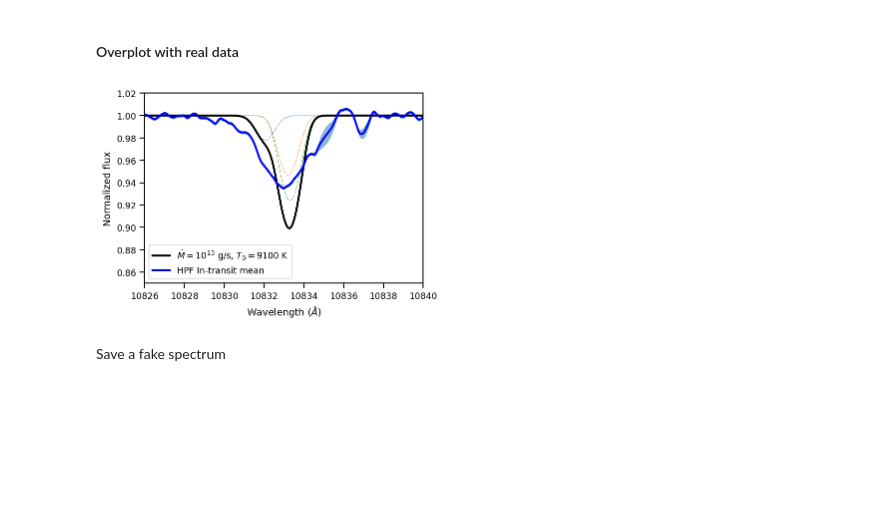
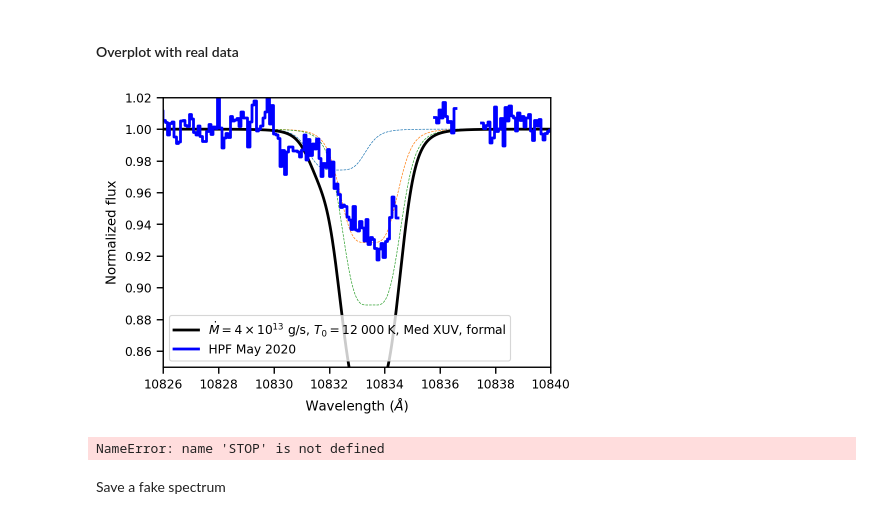
Before and after one commit to BrownDwarf/disperse, a Jupyter notebook: notebooks/07_theory/07_08_pwinds_HATP67b.ipynb, the cells around one changed output. Saved outputs shown, nothing was run; the diff lists cells and outputs as text; code cells hidden in the pictures; blank space fills up the shorter version.

Commit message:
Re-run of notebooks and figures

```diff
--- a/notebooks/07_theory/07_08_pwinds_HATP67b.ipynb
+++ b/notebooks/07_theory/07_08_pwinds_HATP67b.ipynb
@@ -39,7 +43,7 @@ $1.022515 \times 10^{13} \; \mathrm{\frac{g}{s}}$
 # %%
 # A few assumptions about the planet's atmosphere
 m_dot = m_dot.value   # Total atmospheric escape rate in g / s
-T_0 = 9_100  # Wind temperature in K
+T_0 = 12_000  # Wind temperature in K
 h_fraction = 0.90  # H number fraction
 he_fraction = 1 - h_fraction  # He number fraction
 he_h_fraction = he_fraction / h_fraction
@@ -78,7 +82,7 @@ plt.show()
 Now we can calculate the distribution of ionized/neutral hydrogen. And here is where things differ a bit to include the tidal effects. We need to specify what is the stellar mass and the semi-major axis of the planet.
 # %%
 initial_f_ion = 0.0
-r = np.logspace(0, np.log10(70), 500)  # Radial distance profile in unit of planetary radii
+r = np.logspace(0, np.log10(50), 500)  # Radial distance profile in unit of planetary radii
 
 f_r, mu_bar = hydrogen.ion_fraction(r, R_pl, T_0, h_fraction,
                             m_dot, M_pl, mu_0, star_mass=M_star,
@@ -273,7 +277,7 @@ wl = np.linspace(1.0820, 1.0840, 1000) * 1E-6  # Wavelengths in m
 # `wind_broadening_method` input parameter set to `'average'`. If you want
 # to do the formal calculation, set `wind_broadening_method` to `'formal'`.
 # The default is `'average'`.
-method = 'average'
+method = 'formal'
 
 spectrum_0 = transit.radiative_transfer_2d(flux_map, r_from_planet,
                                         r_SI, n_he_3_SI, v_SI, w0, f0, a_ij,
@@ -299,6 +303,8 @@ spectrum = transit.radiative_transfer_2d(flux_map, r_from_planet,
 import pandas as pd
 # %%
 df_data = pd.read_csv('../../data/HPF/GP_mean_InTransit55spec.csv')
+df_data = pd.read_csv('../../data/HPF/May2020_inTransitMean.csv')
+#df_data = pd.read_csv('../../data/HPF/May2020_inTransitSnapshot_phi-0p011.csv')
 # %%
 scalar = spectrum_0.max()
 # %%
@@ -308,26 +316,31 @@ n = 1 + 0.0000834254 + 0.02406147 / (130 - s ** 2) + 0.00015998 / (38.9 - s ** 2
 # %%
 plt.figure(figsize=(5,3.5))
-plt.plot(wl * 1E10*n, spectrum_0/scalar, ls='--', lw=0.5)
-plt.plot(wl * 1E10*n, spectrum_1/scalar, ls='--', lw=0.5)
-plt.plot(wl * 1E10*n, spectrum_2/scalar, ls='--', lw=0.5)
-plt.plot(wl * 1E10*n, spectrum/scalar, color='k', lw=2, label='$\dot{M}=10^{13}$ g/s, $T_0=9100\;$K')
+plt.plot(wl * 1E10*n*1.00002, spectrum_0/scalar, ls='--', lw=0.5)
+plt.plot(wl * 1E10*n*1.00002, spectrum_1/scalar, ls='--', lw=0.5)
+plt.plot(wl * 1E10*n*1.00002, spectrum_2/scalar, ls='--', lw=0.5)
+plt.plot(wl * 1E10*n*1.00002, spectrum/scalar, color='k', lw=2,
+         label=r'$\dot{M}= 4 \times 10^{13}$ g/s, $T_0=12\;000\;$K, Med XUV, formal')
 
-plt.plot(df_data.wl, 1+df_data.flux, 'b-', lw=2, label='HPF In-transit mean')
-plt.fill_between(
-    df_data.wl, 1+df_data.flux + df_data.unc, 1+df_data.flux - df_data.unc, color="C0", alpha=0.5
-)
+plt.step(df_data.wl, df_data.flux_rel, 'b', lw=2, where='mid', label='HPF May 2020')
+#plt.fill_between(
+#    df_data.wl, 1+df_data.flux + df_data.unc, 1+df_data.flux - df_data.unc, color="C0", alpha=0.5
+#)
 #plt.fill_between(
 #    df_data.wl, 1+df_data.flux + 0.018, 1+df_data.flux - 0.018, color="C0", alpha=0.1
 #)
 
 plt.legend()
 plt.xlabel('Wavelength ($\AA$)')
 plt.ylabel('Normalized flux')
 plt.ylim(0.85, 1.02)
 plt.xlim(10826, 10840)
-plt.savefig('../../paper/paper1/figures/pwinds_data_overlay.png', bbox_inches='tight', dpi=300)
+plt.savefig('../../paper/paper1/figures/pwinds_May2020_12000_4e13Mdot_medXUV_formal_rv.png', bbox_inches='tight', dpi=300)
 # %% [output]
-[figure, old version]
+[figure, new version]
+# %%
+STOP
+# %% [output]
+NameError: name 'STOP' is not defined
 # %% [markdown]
 Save a fake spectrum
 # %%
```
Also changed, not shown: parts of 13 cells of this notebook, 8 other files.
